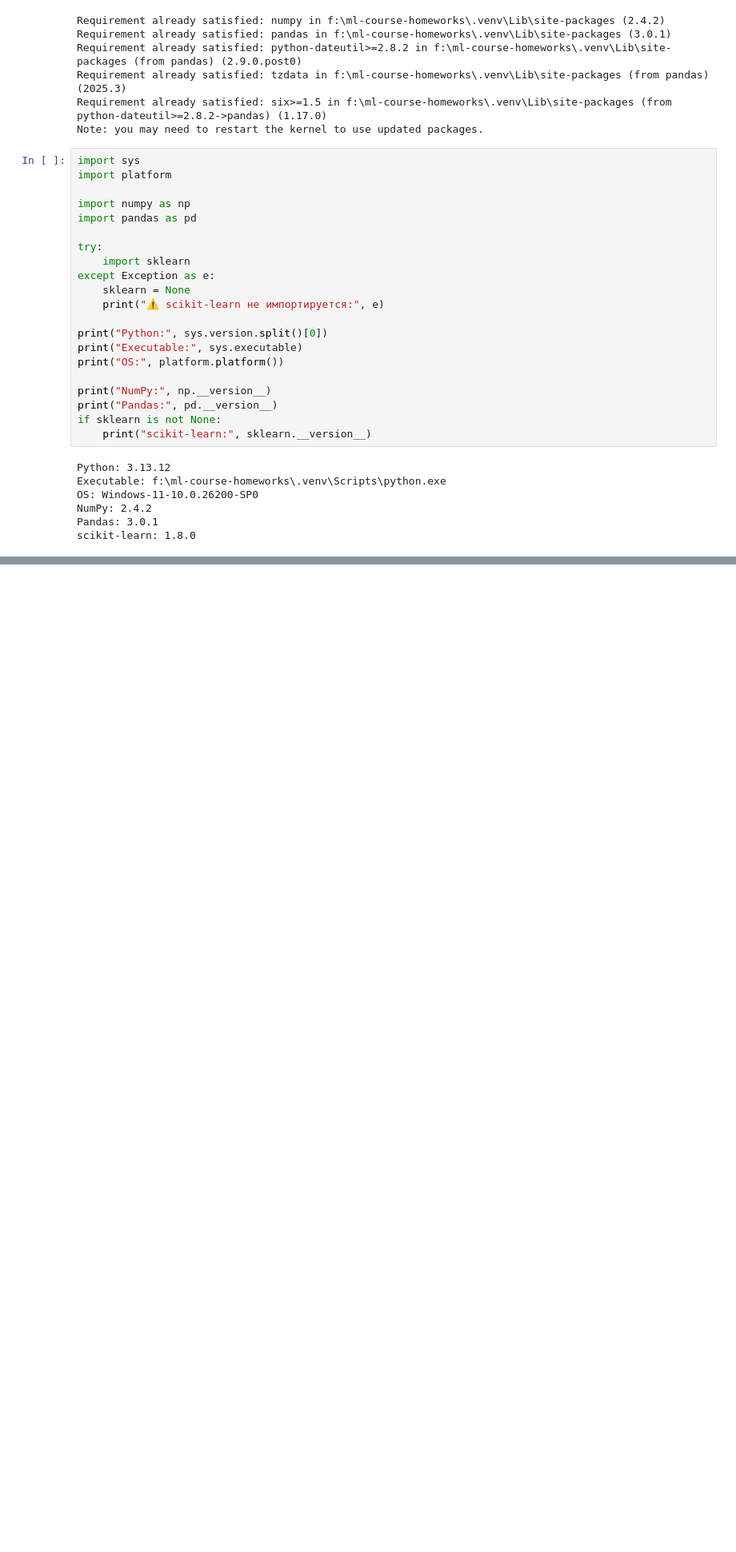
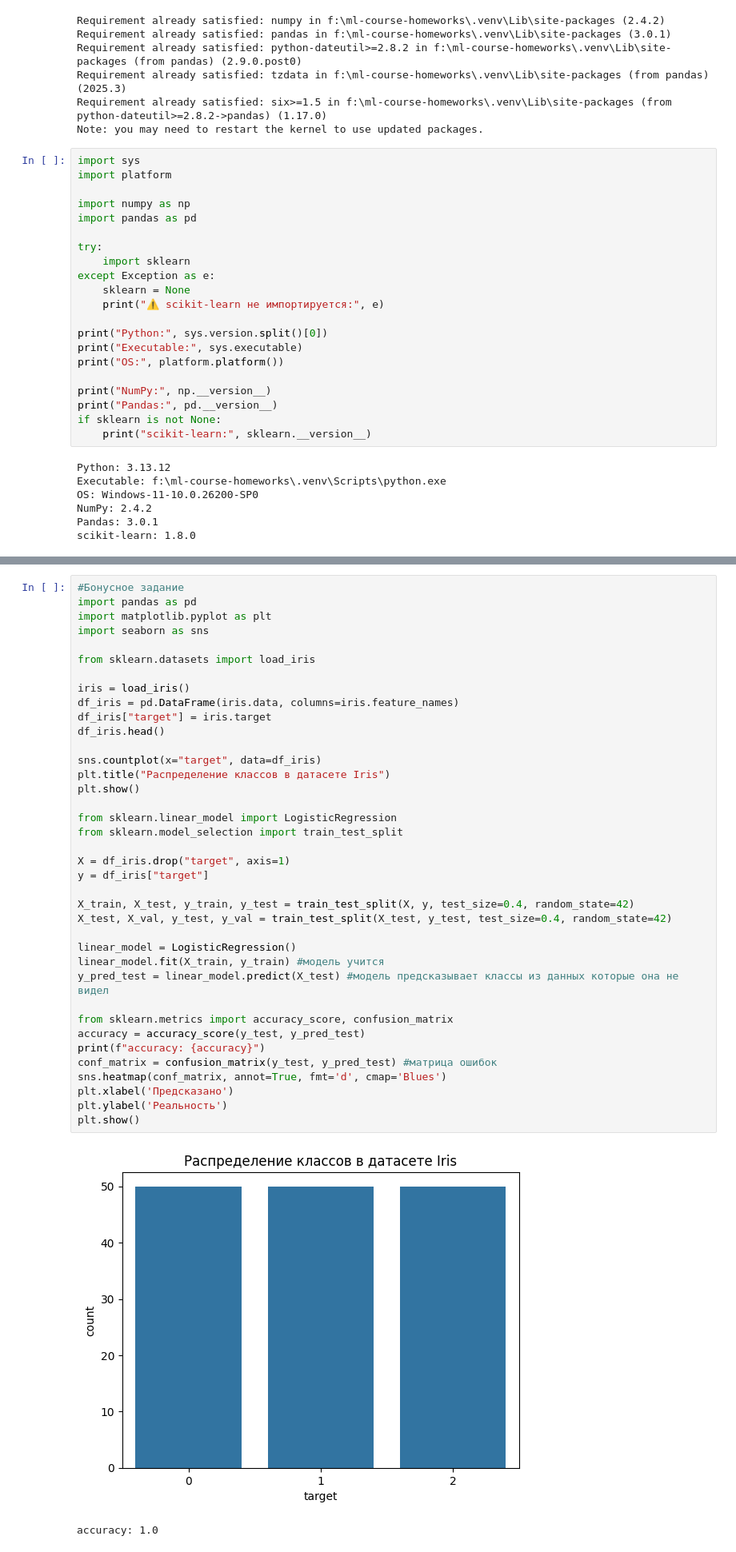
Before and after one commit to Foorton/ml-course-homeworks, a Jupyter notebook: hw01_setup_tools/hw01_setup_tools.ipynb, the cells around one changed output, grey strips where cells are left out. Shown at 80% size. Drawn from its saved outputs; the diff is of its cells as text; blank space fills up the shorter version.

Commit message:
Задание и бонусное

```diff
--- a/hw01_setup_tools/hw01_setup_tools.ipynb
+++ b/hw01_setup_tools/hw01_setup_tools.ipynb
@@ -37,0 +105,41 @@ scikit-learn: 1.8.0
+# %%
+#Бонусное задание
+import pandas as pd
+import matplotlib.pyplot as plt
+import seaborn as sns
+
+from sklearn.datasets import load_iris
+
+iris = load_iris()
+df_iris = pd.DataFrame(iris.data, columns=iris.feature_names)
+df_iris["target"] = iris.target
+df_iris.head()
+
+sns.countplot(x="target", data=df_iris)
+plt.title("Распределение классов в датасете Iris")
+plt.show()
+
+from sklearn.linear_model import LogisticRegression
+from sklearn.model_selection import train_test_split
+
+X = df_iris.drop("target", axis=1)
+y = df_iris["target"]
+
+X_train, X_test, y_train, y_test = train_test_split(X, y, test_size=0.4, random_state=42)
+X_test, X_val, y_test, y_val = train_test_split(X_test, y_test, test_size=0.4, random_state=42)
+
+linear_model = LogisticRegression()
+linear_model.fit(X_train, y_train) #модель учится
+y_pred_test = linear_model.predict(X_test) #модель предсказывает классы из данных которые она не видел
+
+from sklearn.metrics import accuracy_score, confusion_matrix
+accuracy = accuracy_score(y_test, y_pred_test)
+print(f"accuracy: {accuracy}")
+conf_matrix = confusion_matrix(y_test, y_pred_test) #матрица ошибок
+sns.heatmap(conf_matrix, annot=True, fmt='d', cmap='Blues')
+plt.xlabel('Предсказано')
+plt.ylabel('Реальность')
+plt.show()
+# %% [output]
+[figure, added]
+accuracy: 1.0
```
Also changed, not shown: parts of 2 cells of this notebook.
